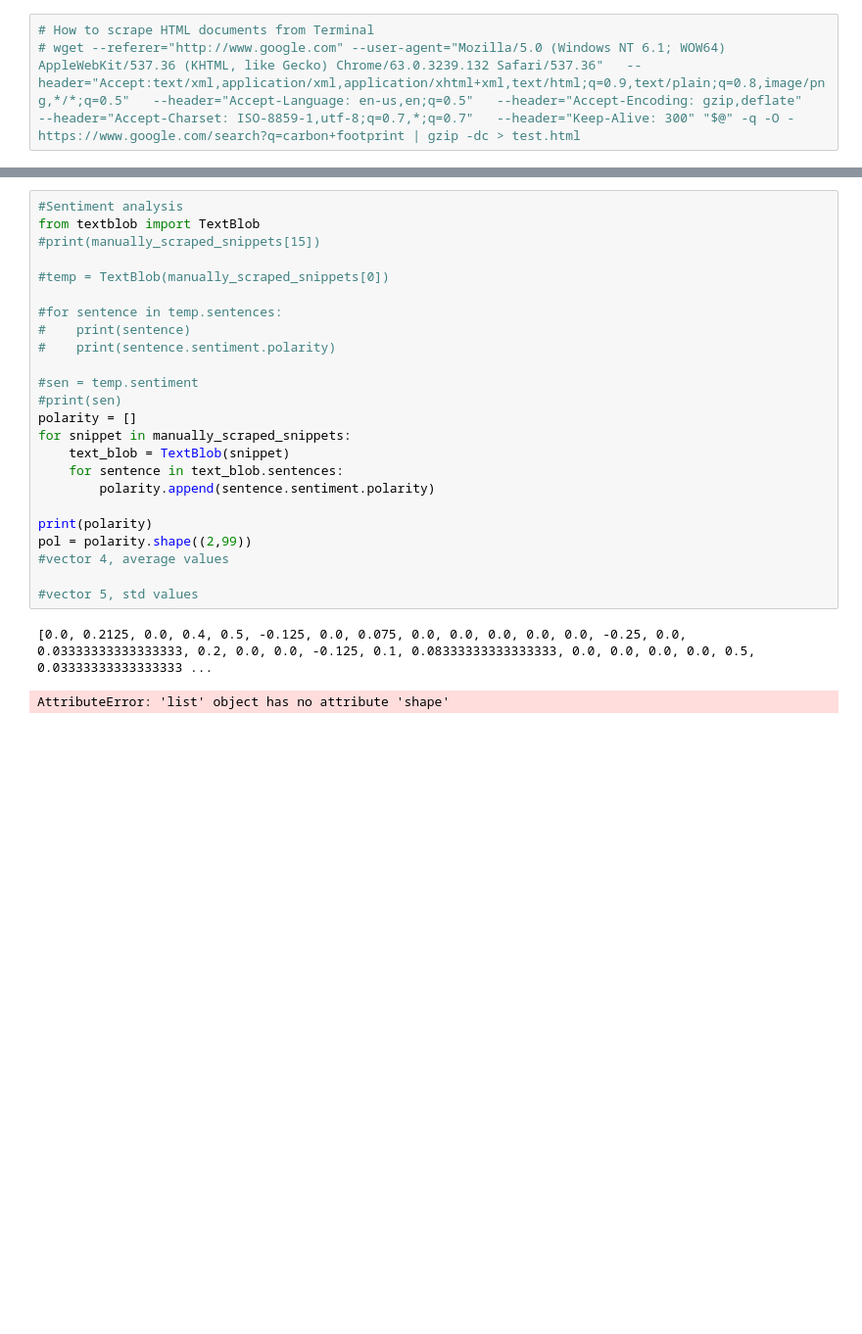
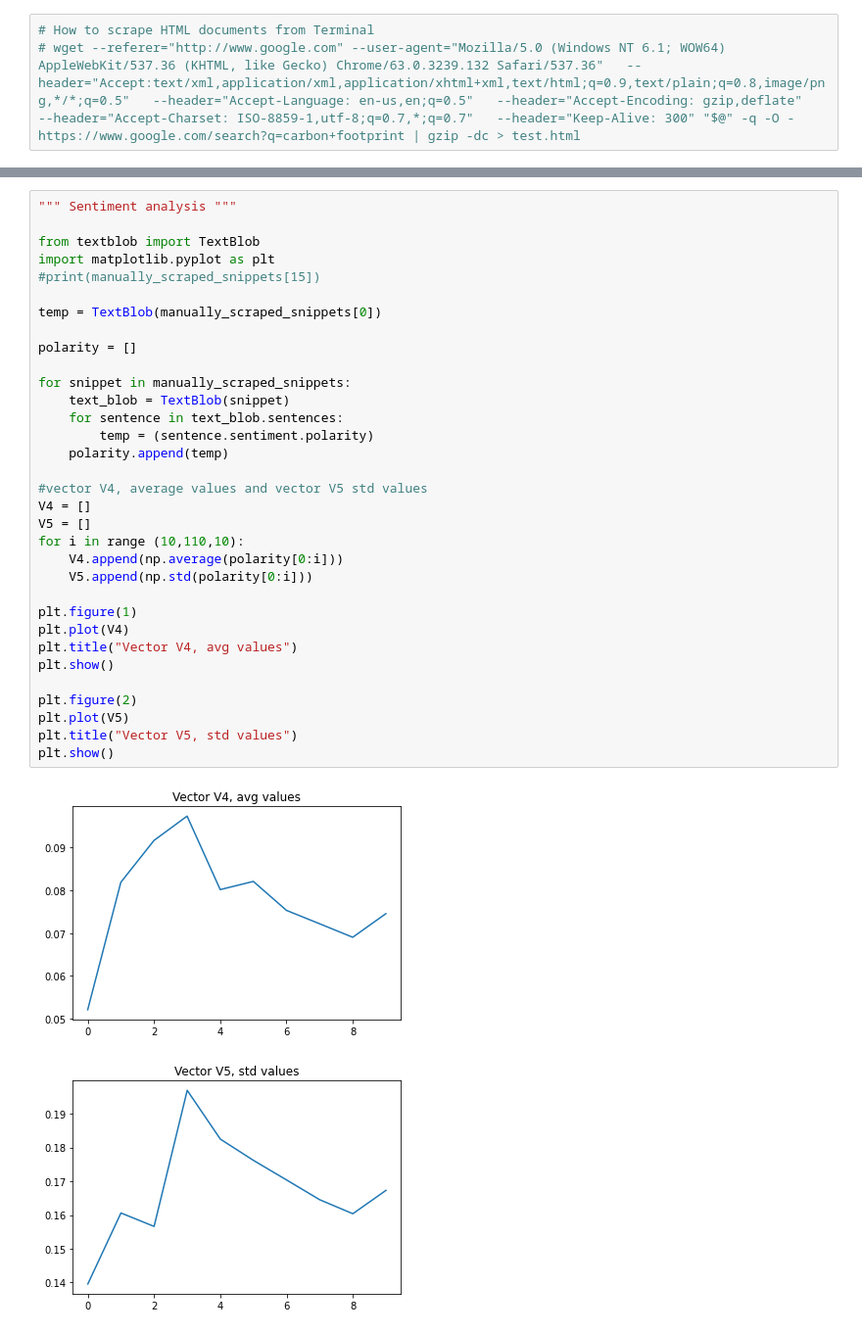
Before and after one commit to vtiinanen/NLP_WuzzyFuzzy, a Jupyter notebook: notebook.ipynb, the cells around one changed output, grey strips where cells are left out. Shown at 98% size. Cells and saved outputs as stored; diff of their text form; blank space fills up the shorter version.

```diff
--- a/notebook.ipynb
+++ b/notebook.ipynb
@@ -219,30 +269,39 @@ BS4
 # %%
-#Sentiment analysis
+""" Sentiment analysis """
+
 from textblob import TextBlob
+import matplotlib.pyplot as plt
 #print(manually_scraped_snippets[15])
 
-#temp = TextBlob(manually_scraped_snippets[0])
+temp = TextBlob(manually_scraped_snippets[0])
 
-#for sentence in temp.sentences:
-#    print(sentence)
-#    print(sentence.sentiment.polarity)
+polarity = []
 
-#sen = temp.sentiment
-#print(sen)
-polarity = []
 for snippet in manually_scraped_snippets:
     text_blob = TextBlob(snippet)
     for sentence in text_blob.sentences:
-        polarity.append(sentence.sentiment.polarity)
+        temp = (sentence.sentiment.polarity)
+    polarity.append(temp)
 
-print(polarity)
-pol = polarity.shape((2,99))
-#vector 4, average values
+#vector V4, average values and vector V5 std values
+V4 = []
+V5 = []
+for i in range (10,110,10):
+    V4.append(np.average(polarity[0:i]))
+    V5.append(np.std(polarity[0:i]))
 
-#vector 5, std values
+plt.figure(1)
+plt.plot(V4)
+plt.title("Vector V4, avg values")
+plt.show()
+
+plt.figure(2)
+plt.plot(V5)
+plt.title("Vector V5, std values")
+plt.show()
 # %% [output]
-[0.0, 0.2125, 0.0, 0.4, 0.5, -0.125, 0.0, 0.075, 0.0, 0.0, 0.0, 0.0, 0.0, -0.25, 0.0, 0.03333333333333333, 0.2, 0.0, 0.0, -0.125, 0.1, 0.08333333333333333, 0.0, 0.0, 0.0, 0.0, 0.5, 0.03333333333333333 ...
-AttributeError: 'list' object has no attribute 'shape'
+[figure, added]
+[figure, added]
 # %% [markdown]
 <a style='text-decoration:none;line-height:16px;display:flex;color:#5B5B62;padding:10px;justify-content:end;' href='https://deepnote.com?utm_source=created-in-deepnote-cell&projectId=df8df42c-8503-4bb3-8c9d-497cf36bf82c' target="_blank">
 <img alt='Created in deepnote.com' style='display:inline;max-height:16px;margin:0px;margin-right:7.5px;' src='embedded-picture-1' > </img>
```
Also changed, not shown: parts of 7 cells of this notebook, 1 other file.
